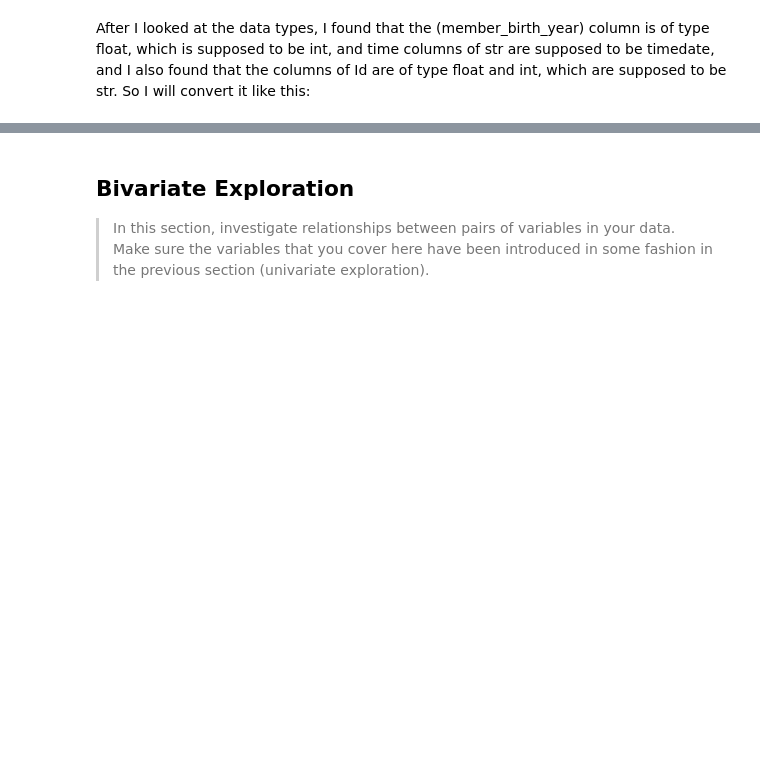
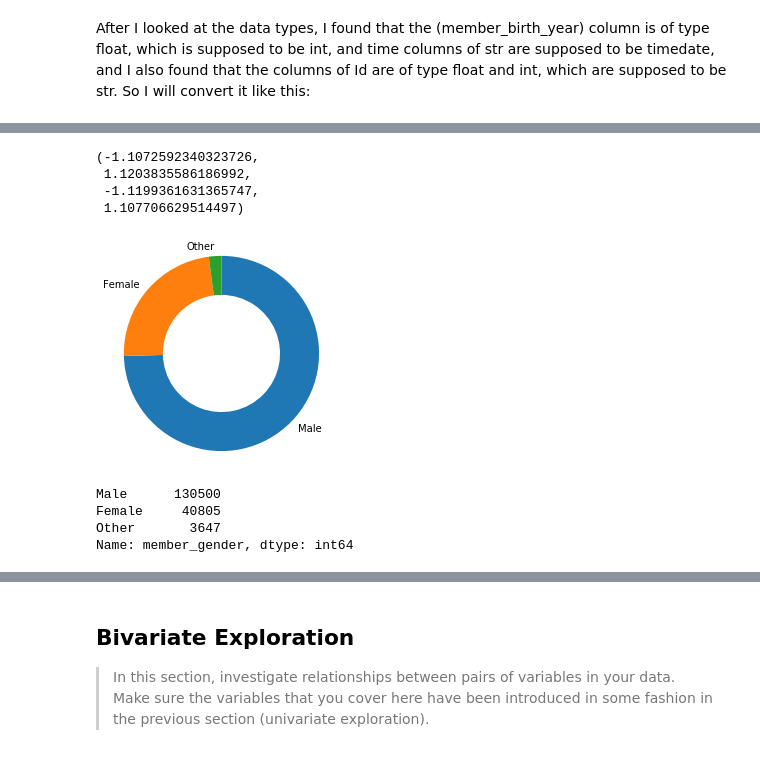
Before and after one commit to ReemShaya/Communicate-Data-findings-Project, a Jupyter notebook: exploration_template.ipynb, the cells around one changed output, grey strips where cells are left out. Drawn from its saved outputs; the diff is of its cells as text; code cells hidden in the pictures; blank space fills up the shorter version.

```diff
--- a/exploration_template.ipynb
+++ b/exploration_template.ipynb
@@ -152,0 +253,19 @@ you plan on investigating next.
+# %%
+sorted_counts = df_ford['member_gender'].value_counts()
+
+plt.pie(sorted_counts, labels = sorted_counts.index, startangle = 90,
+        counterclock = False, wedgeprops = {'width' : 0.4});
+plt.axis('square')
+# %% [output]
+(-1.1072592340323726,
+ 1.1203835586186992,
+ -1.1199361631365747,
+ 1.107706629514497)
+[figure, added]
+# %%
+df_ford['member_gender'].value_counts()
+# %% [output]
+Male      130500
+Female     40805
+Other       3647
+Name: member_gender, dtype: int64
```
Also changed, not shown: parts of 38 cells of this notebook.
